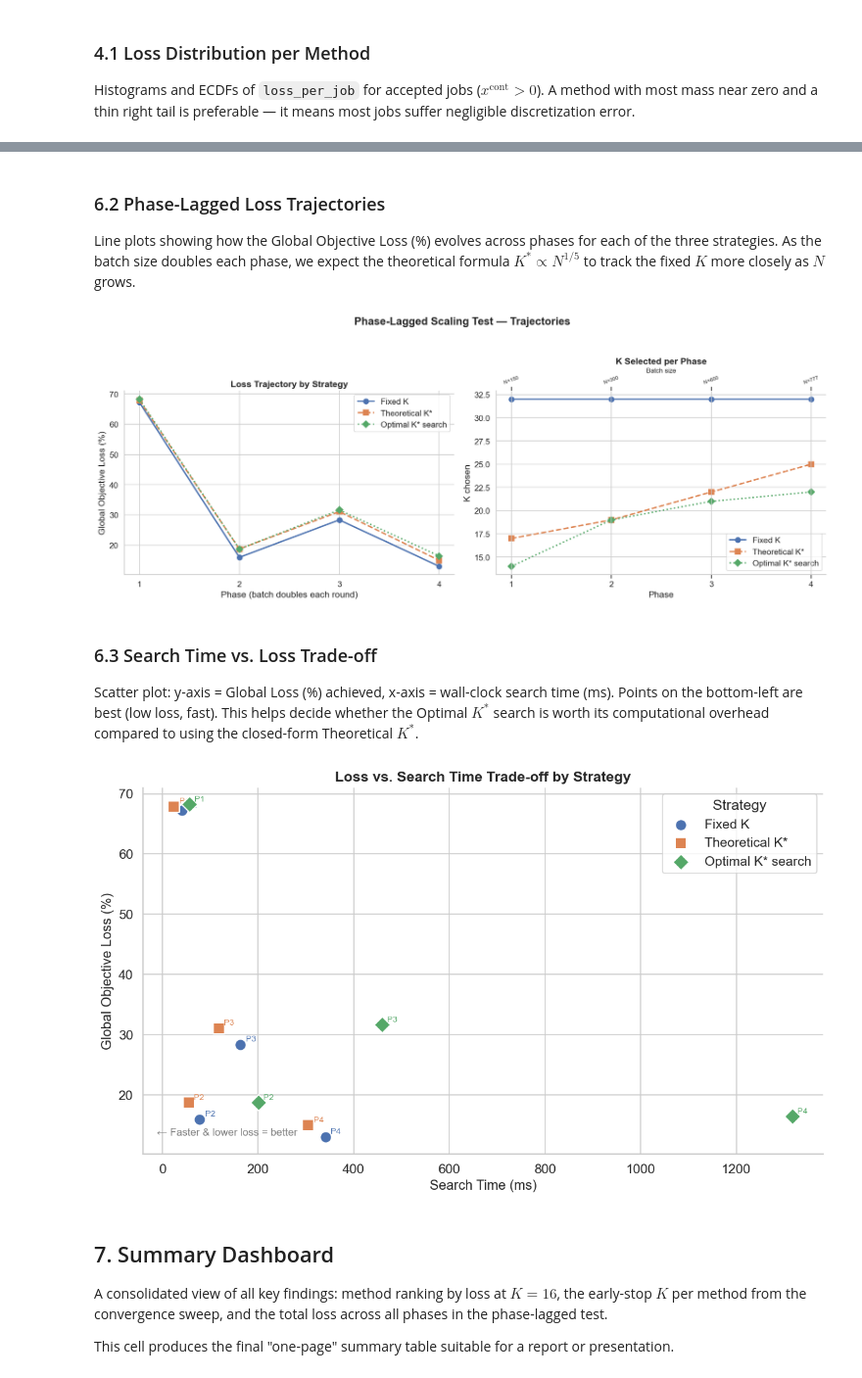
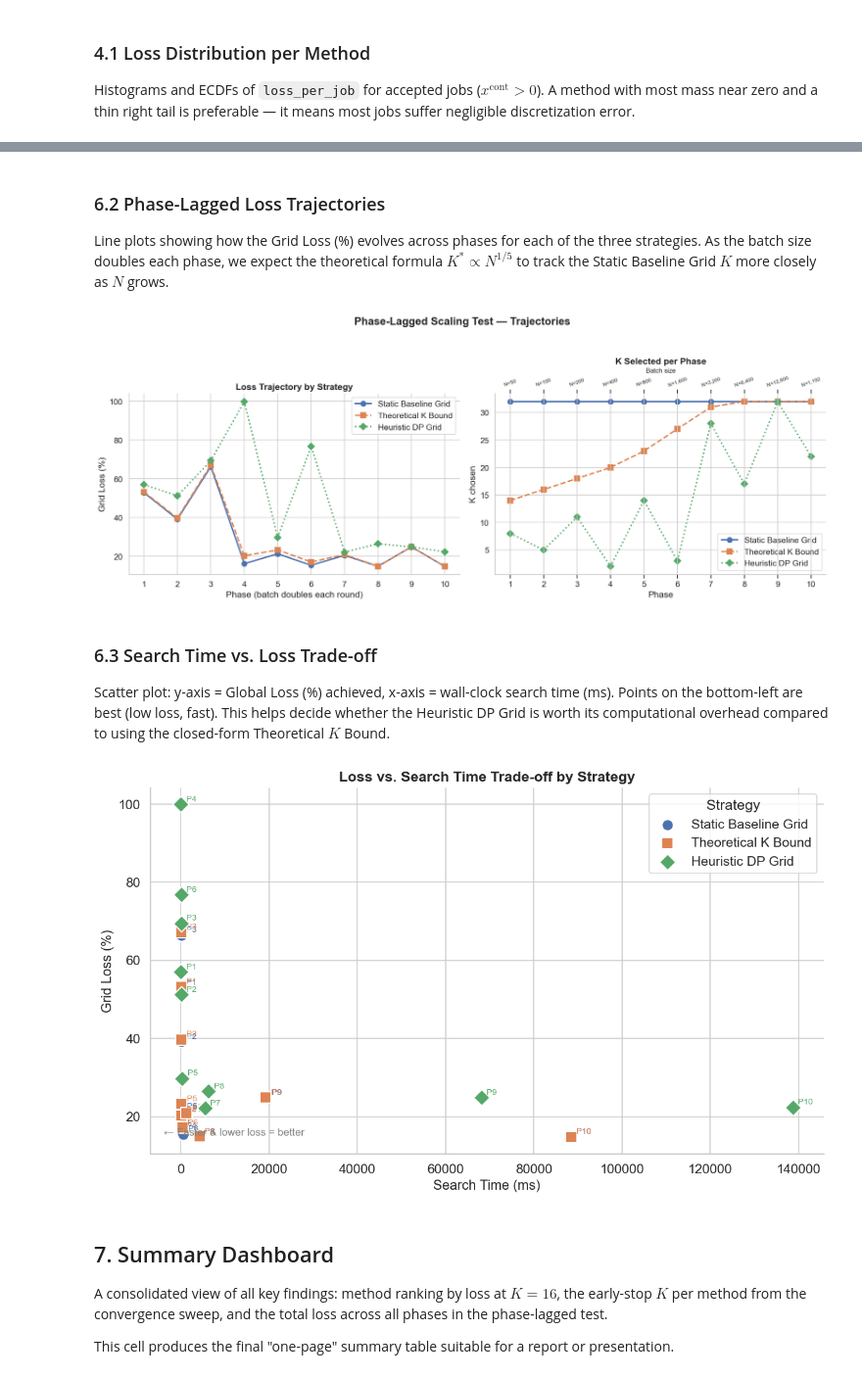
Before and after one commit to dangolofrancesco/cloud_pricing_sim, a Jupyter notebook: notebooks/06_discretizer_analysis.ipynb, the cells around one changed output, grey strips where cells are left out. Shown at 98% size. Drawn from its saved outputs; the diff is of its cells as text; code cells hidden in the pictures.

```diff
--- a/notebooks/06_discretizer_analysis.ipynb
+++ b/notebooks/06_discretizer_analysis.ipynb
@@ -356,7 +378,7 @@ for ax, yscale, title in zip(axes,
                               ['Loss vs. K  (linear scale)', 'Loss vs. K  (log scale)']):
     ax.set_yscale(yscale)
     ax.set_xlabel('Number of bins K', fontsize=13)
-    ax.set_ylabel('Global Objective Loss (%)', fontsize=13)
+    ax.set_ylabel('Grid Loss (%)', fontsize=13)
     ax.set_title(title, fontweight='bold')
     ax.legend(title='Method')
     ax.xaxis.set_major_locator(mticker.MaxNLocator(integer=True))
@@ -366,7 +388,7 @@ for ax, yscale, title in zip(axes,
             transform=ax.transAxes, va='top', ha='right', fontsize=9,
             bbox=dict(boxstyle='round,pad=0.3', facecolor='lightyellow', alpha=0.8))
 
-plt.suptitle('Convergence of Global Objective Loss as K Increases', fontweight='bold', y=1.02)
+plt.suptitle('Convergence of Grid Loss as K Increases', fontweight='bold', y=1.02)
 plt.tight_layout()
 plt.show()
 # %% [output]
@@ -451,7 +473,7 @@ job_results = {}
 for method in SimulatorDiscretizer.METHODS:
     res_df, metrics = sd.evaluate_method(df, method, V_COL, PHI_COL, verbose=False)
     job_results[method] = res_df
-    print(f'{method:12s}  Loss={metrics["Absolute Global Loss"]:8.3f}  '
+    print(f'{method:12s}  Loss={metrics["Absolute Grid Loss"]:8.3f}  '
           f'({metrics["Percentage Loss (%)"]:5.2f}%)  '
-          f'IR↓={metrics["IR Downgrades"]}')
+          f'IR↓={metrics["Grid-Induced Rejections (GIR)"]}')
 # %% [output]
@@ -555,7 +577,7 @@ fig, axes = plt.subplots(1, 2, figsize=(16, 6))
 for ax, loss_col, ylabel, title in zip(
     axes,
     ['avg_global_loss', 'total_loss'],
-    ['Avg per-job Global Objective Loss', 'Total Global Objective Loss'],
+    ['Avg per-job Grid Loss', 'Total Grid Loss'],
     ['Average $\\Delta r_j$ per Job', 'Total $\\Delta R$ Contribution'],
 ):
     methods_list = mw_all['method'].unique()
@@ -587,7 +609,7 @@ for ax, loss_col, ylabel, title in zip(
     ax.legend()
 
 plt.suptitle(
-    'Mice vs. Whales — Global Objective Loss by Job Tier  (ratio = Whale / Mice)',
+    'Mice vs. Whales — Grid Loss by Job Tier  (ratio = Whale / Mice)',
     fontweight='bold', y=1.02
 )
 plt.tight_layout()
@@ -628,7 +650,7 @@ Theoretical K formula: K* = 6.9314 · N^(1/5)
 phase_df = sd.run_phase_lagged_scaling_test(
     df,
     v_col=V_COL, phi_col=PHI_COL,
-    initial_batch_size=150,
+    initial_batch_size=50,
     n_phases=None,          # run until data exhausted
     K_fixed=32,
     k_search_max=30,
@@ -704,7 +738,7 @@ Phase-Lagged DP Scaling Test — per-phase metrics
 # %% [markdown]
 ### 6.2 Phase-Lagged Loss Trajectories
 
-Line plots showing how the Global Objective Loss (%) evolves across phases for each of the three strategies. As the batch size doubles each phase, we expect the theoretical formula $K^* \propto N^{1/5}$ to track the fixed $K$ more closely as $N$ grows.
+Line plots showing how the Grid Loss (%) evolves across phases for each of the three strategies. As the batch size doubles each phase, we expect the theoretical formula $K^* \propto N^{1/5}$ to track the Static Baseline Grid $K$ more closely as $N$ grows.
 # %%
 if len(phase_df) == 0:
     print('No phase data — increase dataset size.')
@@ -715,9 +749,9 @@ else:
     ns     = phase_df['Batch_Size'].values
 
     strategy_map = [
-        ('Loss_Fixed_pct',   'K_Fixed',  'Fixed K',          '#4C72B0', 'o-'),
-        ('Loss_Theo_pct',    'K_Theo',   'Theoretical K*',   '#DD8452', 's--'),
-        ('Loss_Optimal_pct', 'K_Star',   'Optimal K* search','#55A868', 'D:'),
+        ('Loss_Static_pct',   'K_Static',  'Static Baseline Grid',          '#4C72B0', 'o-'),
+        ('Loss_Theo_Bound_pct',    'K_Theo_Bound',   'Theoretical K Bound',   '#DD8452', 's--'),
+        ('Loss_Heuristic_DP_pct', 'K_Heuristic_DP',   'Heuristic DP Grid','#55A868', 'D:'),
     ]
 
     # ── Left: loss % vs phase ──────────────────────────────────────────────────
@@ -726,39 +760,39 @@ else:
             axes[0].plot(phases, phase_df[loss_col], ls, color=col,
                          label=label, linewidth=2.2, markersize=8)
     axes[0].set_xlabel('Phase (batch doubles each round)')
-    axes[0].set_ylabel('Global Objective Loss (%)')
+    axes[0].set_ylabel('Grid Loss (%)')
     axes[0].set_title('Loss Trajectory by Strategy', fontweight='bold')
     axes[0].set_xticks(phases)
     axes[0].legend()
 
     # ── Right: chosen K vs phase ───────────────────────────────────────────────
     for loss_col, k_col, label, col, ls in strategy_map:
         if k_col in phase_df.columns:
             axes[1].plot(phases, phase_df[k_col], ls, color=col,
                          label=label, linewidth=2.2, markersize=8)
 
     # secondary x-axis showing N
     ax2 = axes[1].twiny()
     ax2.set_xlim(axes[1].get_xlim())
     ax2.set_xticks(phases)
     ax2.set_xticklabels([f'N={n:,}' for n in ns], fontsize=8, rotation=20)
     ax2.set_xlabel('Batch size', fontsize=10)
 
     axes[1].set_xlabel('Phase')
     axes[1].set_ylabel('K chosen')
     axes[1].set_title('K Selected per Phase', fontweight='bold')
     axes[1].set_xticks(phases)
     axes[1].legend(loc='lower right')
 
     plt.suptitle('Phase-Lagged Scaling Test — Trajectories', fontweight='bold', y=1.04)
     plt.tight_layout()
     plt.show()
 # %% [output]
-[figure, old version]
+[figure, new version]
 # %% [markdown]
 ### 6.3 Search Time vs. Loss Trade-off
 
-Scatter plot: y-axis = Global Loss (%) achieved, x-axis = wall-clock search time (ms). Points on the bottom-left are best (low loss, fast). This helps decide whether the Optimal $K^*$ search is worth its computational overhead compared to using the closed-form Theoretical $K^*$.
+Scatter plot: y-axis = Global Loss (%) achieved, x-axis = wall-clock search time (ms). Points on the bottom-left are best (low loss, fast). This helps decide whether the Heuristic DP Grid is worth its computational overhead compared to using the closed-form Theoretical $K$ Bound.
 # %%
 if len(phase_df) == 0:
     print('No phase data.')
@@ -766,9 +800,9 @@ else:
     fig, ax = plt.subplots(figsize=(10, 6))
 
     for loss_col, time_col, label, col, marker in [
-        ('Loss_Fixed_pct',   'Time_Fixed_sec',  'Fixed K',           '#4C72B0', 'o'),
-        ('Loss_Theo_pct',    'Time_Theo_sec',   'Theoretical K*',    '#DD8452', 's'),
-        ('Loss_Optimal_pct', 'Time_Search_sec', 'Optimal K* search', '#55A868', 'D'),
+        ('Loss_Static_pct',   'Time_Static_sec',  'Static Baseline Grid',           '#4C72B0', 'o'),
+        ('Loss_Theo_Bound_pct',    'Time_Theo_Bound_sec',   'Theoretical K Bound',    '#DD8452', 's'),
+        ('Loss_Heuristic_DP_pct', 'Time_Heuristic_DP_sec', 'Heuristic DP Grid', '#55A868', 'D'),
     ]:
         if loss_col in phase_df.columns and time_col in phase_df.columns:
             x_vals = phase_df[time_col].values * 1000  # ms
@@ -781,7 +815,7 @@ else:
                             xytext=(5, 3), fontsize=8, color=col)
 
     ax.set_xlabel('Search Time (ms)', fontsize=13)
-    ax.set_ylabel('Global Objective Loss (%)', fontsize=13)
+    ax.set_ylabel('Grid Loss (%)', fontsize=13)
     ax.set_title('Loss vs. Search Time Trade-off by Strategy', fontweight='bold')
     ax.legend(title='Strategy')
 
@@ -792,7 +826,7 @@ else:
     plt.tight_layout()
     plt.show()
 # %% [output]
-[figure, old version]
+[figure, new version]
 # %% [markdown]
 ## 7. Summary Dashboard
 
```
Also changed, not shown: parts of 33 cells of this notebook, 16 other files.
